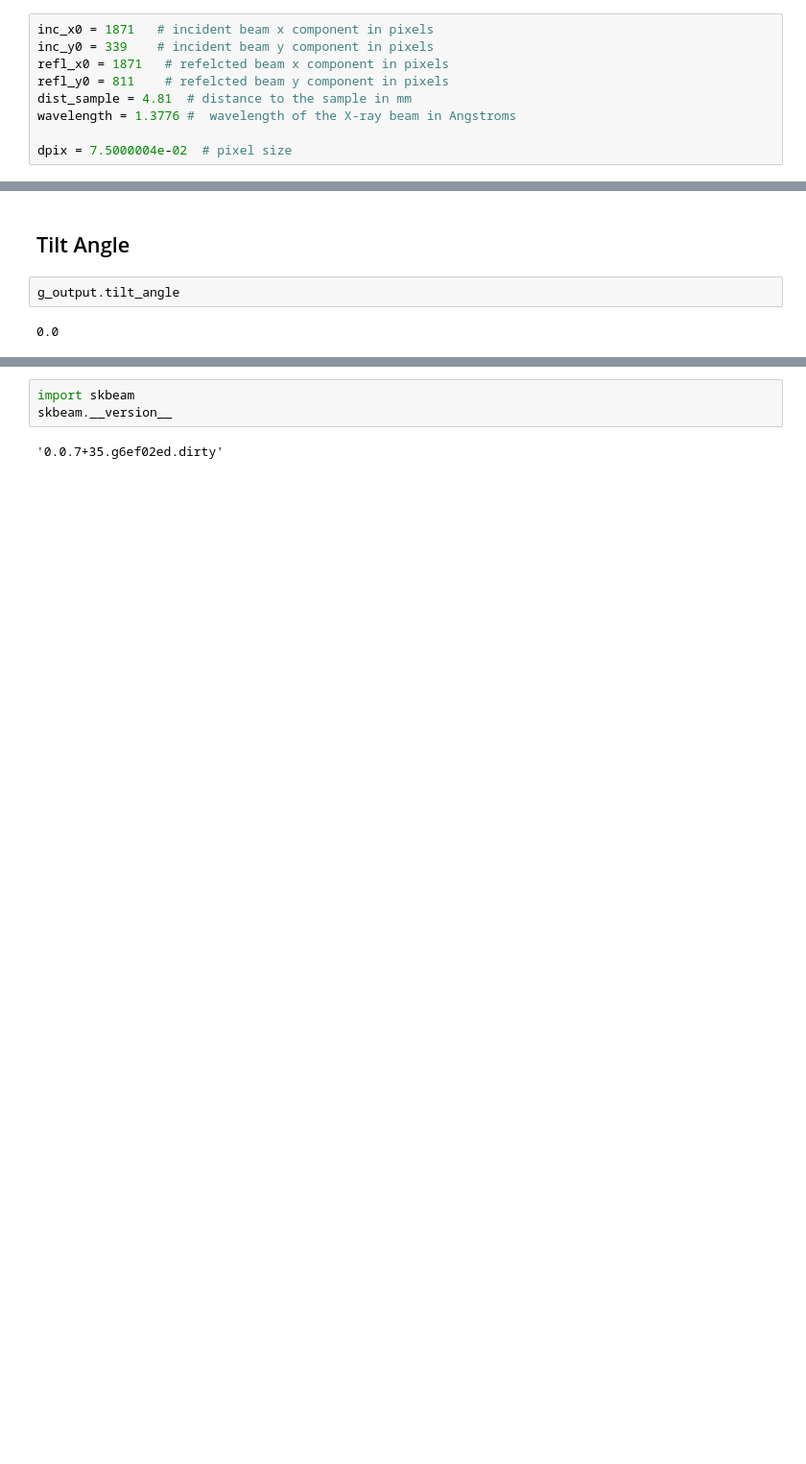
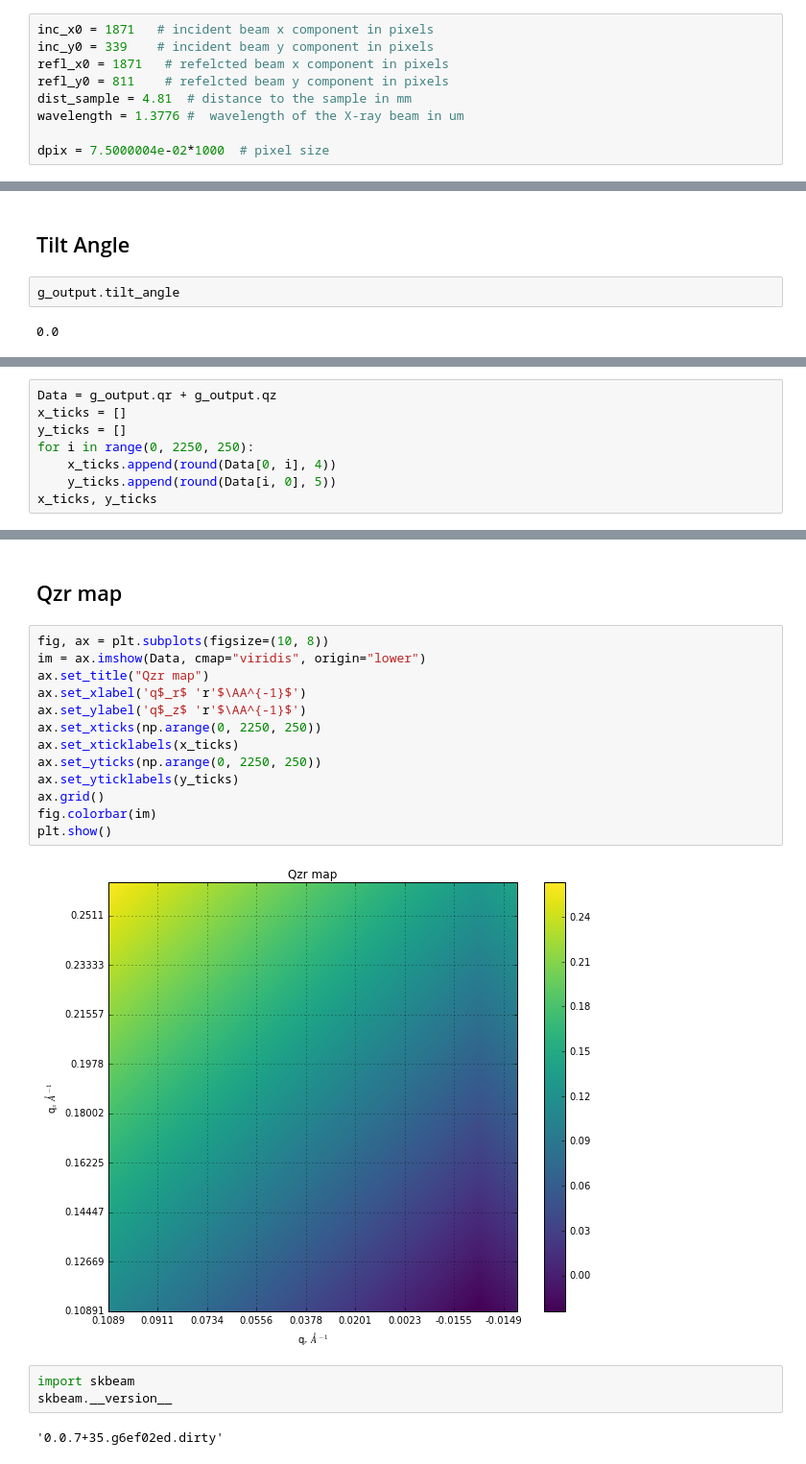
Before and after one commit to scikit-beam/scikit-beam-examples, a Jupyter notebook: demos/reciprocal_space/gisaxs.ipynb, the cells around one changed output, grey strips where cells are left out. Shown at 96% size. Saved outputs shown, nothing was run; the diff lists cells and outputs as text; blank space fills up the shorter version.

Commit message:
ENH: modified the Qrz map , and plot it

```diff
--- a/demos/reciprocal_space/gisaxs.ipynb
+++ b/demos/reciprocal_space/gisaxs.ipynb
@@ -18,9 +19,9 @@ inc_y0 = 339    # incident beam y component in pixels
 refl_x0 = 1871   # refelcted beam x component in pixels
 refl_y0 = 811    # refelcted beam y component in pixels
 dist_sample = 4.81  # distance to the sample in mm
-wavelength = 1.3776 #  wavelength of the X-ray beam in Angstroms
+wavelength = 1.3776 #  wavelength of the X-ray beam in um
 
-dpix = 7.5000004e-02  # pixel size
+dpix = 7.5000004e-02*1000  # pixel size
 # %%
 pixel_size = (dpix, dpix)
 incident_beam = (inc_x0, inc_y0)
@@ -94,0 +48,8 @@ plt.show()
+# %%
+Data = g_output.qr + g_output.qz
+x_ticks = []
+y_ticks = []
+for i in range(0, 2250, 250):
+    x_ticks.append(round(Data[0, i], 4))
+    y_ticks.append(round(Data[i, 0], 5))
+x_ticks, y_ticks
@@ -95,3 +75,20 @@ plt.show()
+# %% [markdown]
+## Qzr map
+# %%
+fig, ax = plt.subplots(figsize=(10, 8))
+im = ax.imshow(Data, cmap="viridis", origin="lower")
+ax.set_title("Qzr map")
+ax.set_xlabel('q$_r$ 'r'$\AA^{-1}$')
+ax.set_ylabel('q$_z$ 'r'$\AA^{-1}$')
+ax.set_xticks(np.arange(0, 2250, 250))
+ax.set_xticklabels(x_ticks)
+ax.set_yticks(np.arange(0, 2250, 250))
+ax.set_yticklabels(y_ticks)
+ax.grid()
+fig.colorbar(im)
+plt.show()
+# %% [output]
+[figure, added]
 # %%
 import skbeam
 skbeam.__version__
```
Also changed, not shown: parts of 14 cells of this notebook.
